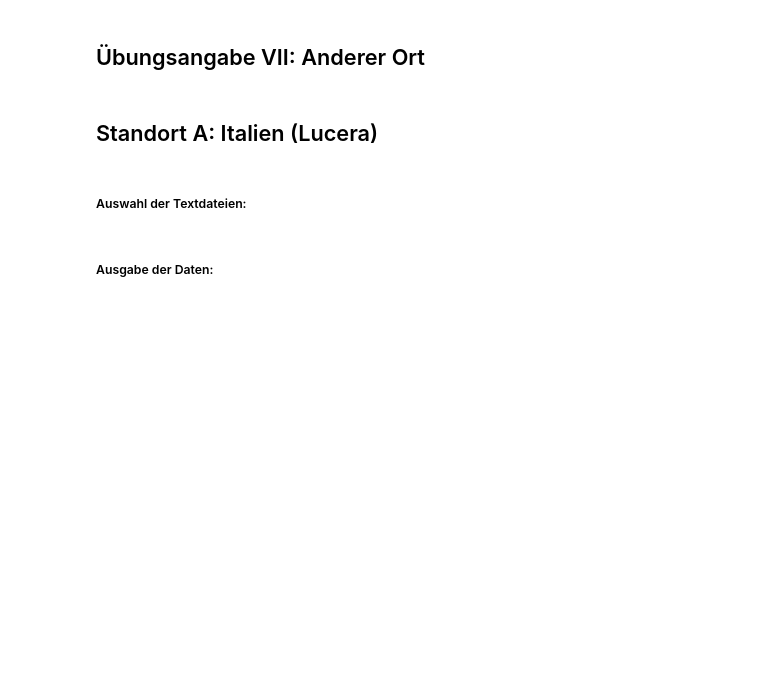
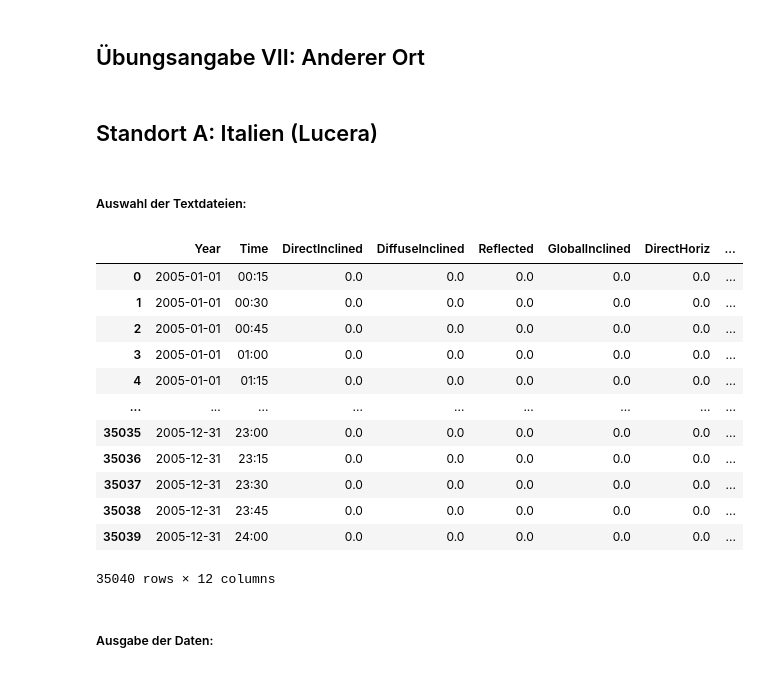
Before and after one commit to AhmedAkhi/1.UE_FV, a Jupyter notebook: UE1_Gruppe2.ipynb, the cells around one changed output. Cells and saved outputs as stored; diff of their text form; code cells hidden in the pictures; blank space fills up the shorter version.

```diff
--- a/UE1_Gruppe2.ipynb
+++ b/UE1_Gruppe2.ipynb
@@ -556,9 +561,24 @@ E_0 = 1367 #W/m^2
 # %%
 dfTime = pd.read_csv("time.csv");
 dfStrahlung_italien = pd.read_csv("Strahlung_(Italien).csv");
 
 # Datei einlesen
-dfStrahlungs = pd.read_csv("Strahlung_(Italien).csv", delimiter=";")
+dfStrahlung_italien = pd.read_csv("Strahlung_(Italien).csv", delimiter=";")
+dfStrahlung_italien
+# %% [output]
+|  | Year | Time | DirectInclined | DiffuseInclined | Reflected | GlobalInclined | DirectHoriz | ... |
+| 0 | 2005-01-01 | 00:15 | 0.0 | 0.0 | 0.0 | 0.0 | 0.0 | ... |
+| 1 | 2005-01-01 | 00:30 | 0.0 | 0.0 | 0.0 | 0.0 | 0.0 | ... |
+| 2 | 2005-01-01 | 00:45 | 0.0 | 0.0 | 0.0 | 0.0 | 0.0 | ... |
+| 3 | 2005-01-01 | 01:00 | 0.0 | 0.0 | 0.0 | 0.0 | 0.0 | ... |
+| 4 | 2005-01-01 | 01:15 | 0.0 | 0.0 | 0.0 | 0.0 | 0.0 | ... |
+| ... | ... | ... | ... | ... | ... | ... | ... | ... |
+| 35035 | 2005-12-31 | 23:00 | 0.0 | 0.0 | 0.0 | 0.0 | 0.0 | ... |
+| 35036 | 2005-12-31 | 23:15 | 0.0 | 0.0 | 0.0 | 0.0 | 0.0 | ... |
+| 35037 | 2005-12-31 | 23:30 | 0.0 | 0.0 | 0.0 | 0.0 | 0.0 | ... |
+| 35038 | 2005-12-31 | 23:45 | 0.0 | 0.0 | 0.0 | 0.0 | 0.0 | ... |
+| 35039 | 2005-12-31 | 24:00 | 0.0 | 0.0 | 0.0 | 0.0 | 0.0 | ... |
+35040 rows × 12 columns
 # %% [markdown]
 ##### Ausgabe der Daten:
 # %%
```
Also changed, not shown: parts of 6 cells of this notebook.
